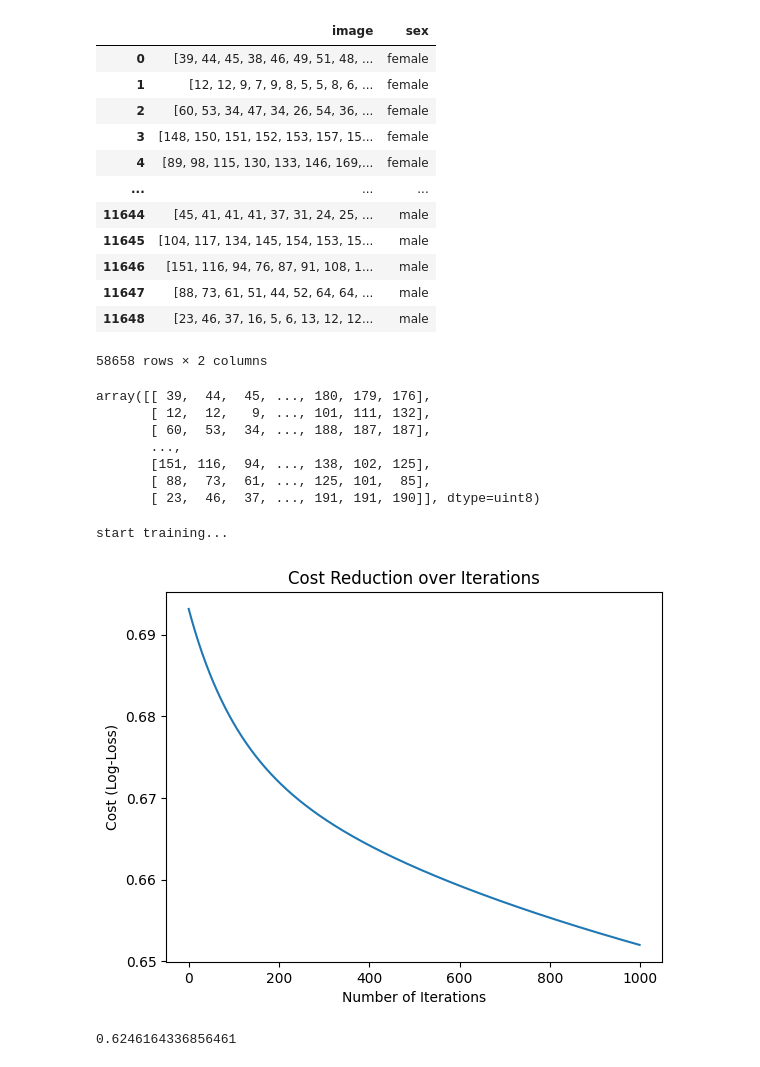
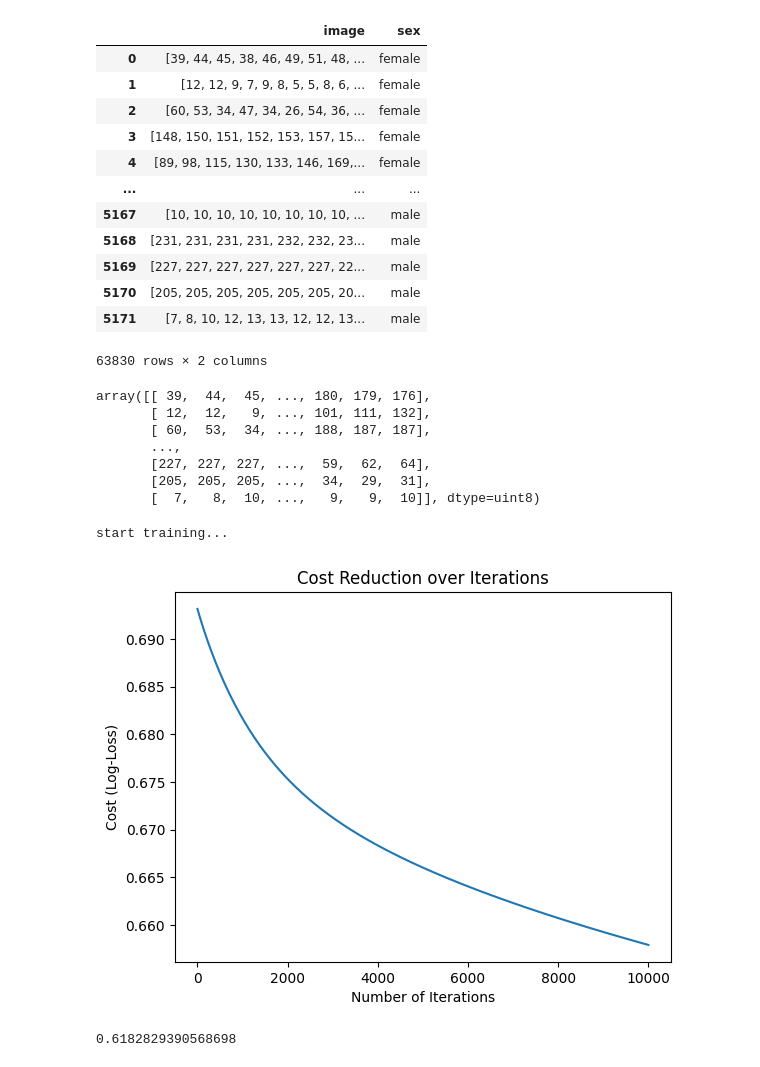
Before and after one commit to Mersad-Mostofian/Gender-detection-from-face, a Jupyter notebook: gender_detect.ipynb, the cells around one changed output. Drawn from its saved outputs; the diff is of its cells as text; code cells hidden in the pictures.

```diff
--- a/gender_detect.ipynb
+++ b/gender_detect.ipynb
@@ -28,6 +28,7 @@ def df_maker(path,target_size=(64,64)):
 # %%
 df = df_maker('Training')
 df_2 = df_maker('Validation')
+df_3 =  df_maker('Training2')
 # %% [output]
 Processing female's Faces
 Processing male's Faces
@@ -36,6 +39,6 @@ Processing male's Faces
 # %%
 
-df = pd.concat([df,df_2])
+df = pd.concat([df,df_2,df_3])
 df
 # %% [output]
 |  | image | sex |
@@ -45,12 +48,12 @@ df
 | 3 | [148, 150, 151, 152, 153, 157, 15... | female |
 | 4 | [89, 98, 115, 130, 133, 146, 169,... | female |
 | ... | ... | ... |
-| 11644 | [45, 41, 41, 41, 37, 31, 24, 25, ... | male |
-| 11645 | [104, 117, 134, 145, 154, 153, 15... | male |
-| 11646 | [151, 116, 94, 76, 87, 91, 108, 1... | male |
-| 11647 | [88, 73, 61, 51, 44, 52, 64, 64, ... | male |
-| 11648 | [23, 46, 37, 16, 5, 6, 13, 12, 12... | male |
+| 5167 | [10, 10, 10, 10, 10, 10, 10, 10, ... | male |
+| 5168 | [231, 231, 231, 231, 232, 232, 23... | male |
+| 5169 | [227, 227, 227, 227, 227, 227, 22... | male |
+| 5170 | [205, 205, 205, 205, 205, 205, 20... | male |
+| 5171 | [7, 8, 10, 12, 13, 13, 12, 12, 13... | male |
-58658 rows × 2 columns
+63830 rows × 2 columns
 # %%
 class Logistic_Regression:
     def __init__(self,learning_rate,epochs):
@@ -114,9 +117,9 @@ array([[ 39,  44,  45, ..., 180, 179, 176],
        [ 12,  12,   9, ..., 101, 111, 132],
        [ 60,  53,  34, ..., 188, 187, 187],
        ...,
-       [151, 116,  94, ..., 138, 102, 125],
-       [ 88,  73,  61, ..., 125, 101,  85],
-       [ 23,  46,  37, ..., 191, 191, 190]], dtype=uint8)
+       [227, 227, 227, ...,  59,  62,  64],
+       [205, 205, 205, ...,  34,  29,  31],
+       [  7,   8,  10, ...,   9,   9,  10]], dtype=uint8)
 # %%
 from sklearn.preprocessing import StandardScaler
 from sklearn.model_selection import train_test_split
@@ -128,14 +131,14 @@ x_train = scaler.fit_transform(x_train)
 x_test = scaler.transform(x_test)
 # %%
 from sklearn.metrics import accuracy_score
-model = Logistic_Regression(0.0001,1000)
+model = Logistic_Regression(0.00001,10000)
 model.fit(x_train,y_train)
 
 model.plot_cost()
 y_pred = model.predict(x_test)
 
 accuracy_score(y_test,y_pred)
 # %% [output]
 start training...
-[figure, old version]
+[figure, new version]
-0.6246164336856461
+0.6182829390568698
```
Also changed, not shown: parts of 1 cell of this notebook.
